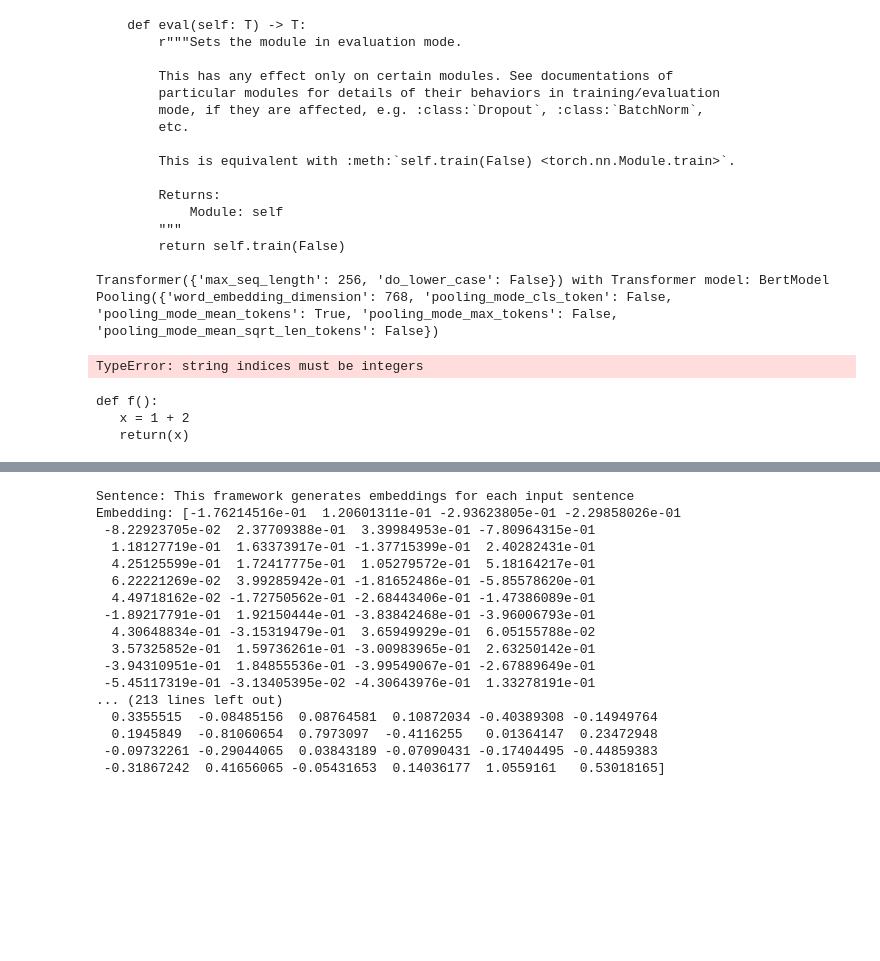
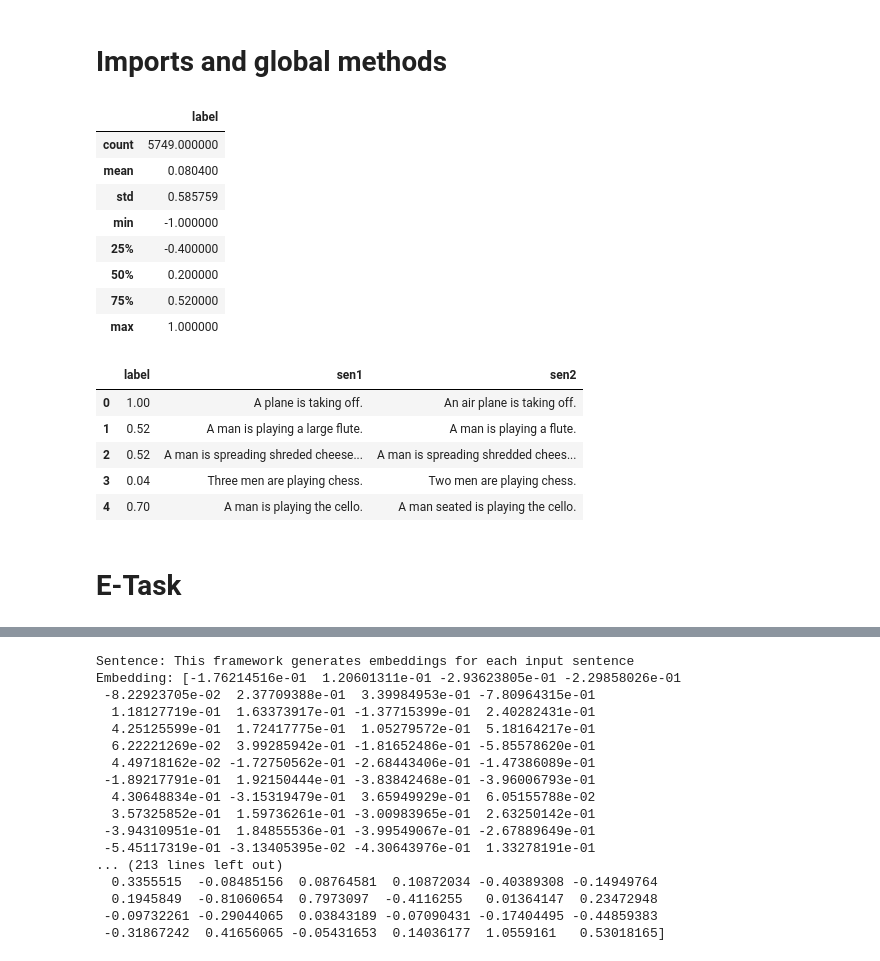
Before and after one commit to GasserElAzab/SBert-for-semantic-similarity, a Jupyter notebook: Lab2.ipynb, the cells around one changed output, grey strips where cells are left out. Saved outputs shown, nothing was run; the diff lists cells and outputs as text; code cells hidden in the pictures; blank space fills up the shorter version.

Commit message:
Finished the regression objective task

```diff
--- a/Lab2.ipynb
+++ b/Lab2.ipynb
@@ -56,40 +1,2 @@ Some weights of the model checkpoint at bert-base-uncased were not used when ini
-# %%
-import inspect
-sc = inspect.getsource(model.eval)
-print(sc)
-
-for module in model:
-    print(module)
-
-model("oiem")
-# %% [output]
-    def eval(self: T) -> T:
-        r"""Sets the module in evaluation mode.
-
-        This has any effect only on certain modules. See documentations of
-        particular modules for details of their behaviors in training/evaluation
-        mode, if they are affected, e.g. :class:`Dropout`, :class:`BatchNorm`,
-        etc.
-
-        This is equivalent with :meth:`self.train(False) <torch.nn.Module.train>`.
-
-        Returns:
-            Module: self
-        """
-        return self.train(False)
-
-Transformer({'max_seq_length': 256, 'do_lower_case': False}) with Transformer model: BertModel
-Pooling({'word_embedding_dimension': 768, 'pooling_mode_cls_token': False, 'pooling_mode_mean_tokens': True, 'pooling_mode_max_tokens': False, 'pooling_mode_mean_sqrt_len_tokens': False})
-TypeError: string indices must be integers
-# %%
-def f():
-   x = 1 + 2
-   return(x)
-
-source_code = inspect.getsource(f)
-
-print(source_code)
-# %% [output]
-def f():
-   x = 1 + 2
-   return(x)
+# %% [markdown]
+# Imports and global methods
@@ -95,0 +9,29 @@ def f():
+# %%
+locations = {
+    "train":"stsbenchmark/sts-train.csv",
+    "test":"stsbenchmark/sts-test.csv",
+    "valid":"stsbenchmark/sts-dev.csv"
+}
+
+df = pd.read_csv(locations["train"],sep='\t',header=None,usecols=[4, 5, 6], quoting=QUOTE_NONE,names=["label","sen1","sen2"])
+df.label = ((df.label/5) - 0.5) * 2
+df.describe()
+# %% [output]
+|  | label |
+| count | 5749.000000 |
+| mean | 0.080400 |
+| std | 0.585759 |
+| min | -1.000000 |
+| 25% | -0.400000 |
+| 50% | 0.200000 |
+| 75% | 0.520000 |
+| max | 1.000000 |
+# %%
+df.head(5)
+# %% [output]
+|  | label | sen1 | sen2 |
+| 0 | 1.00 | A plane is taking off. | An air plane is taking off. |
+| 1 | 0.52 | A man is playing a large flute. | A man is playing a flute. |
+| 2 | 0.52 | A man is spreading shreded cheese... | A man is spreading shredded chees... |
+| 3 | 0.04 | Three men are playing chess. | Two men are playing chess. |
+| 4 | 0.70 | A man is playing the cello. | A man seated is playing the cello. |
@@ -95,0 +55,2 @@ def f():
+# %% [markdown]
+# E-Task
```
Also changed, not shown: parts of 32 cells of this notebook.
